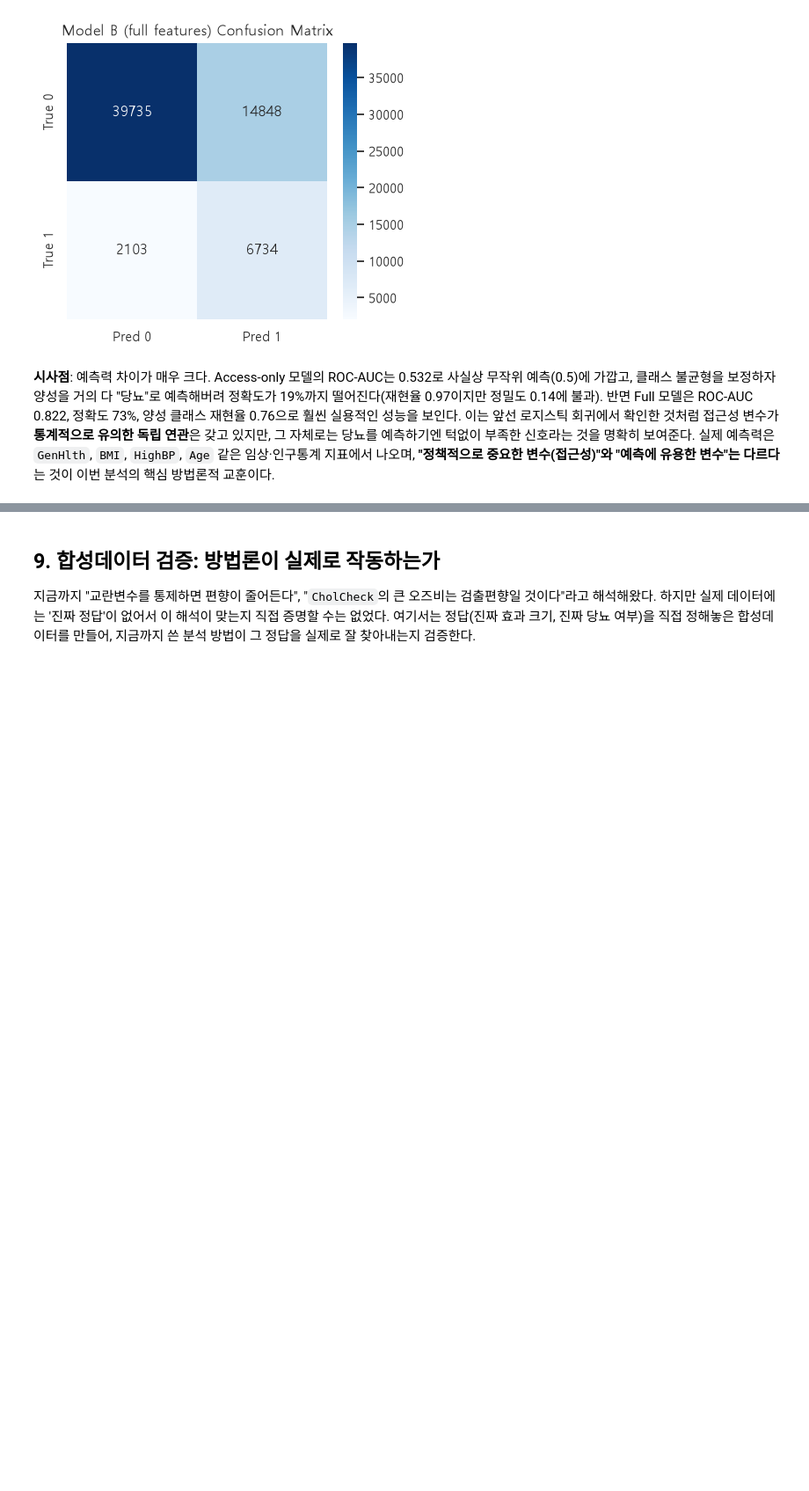
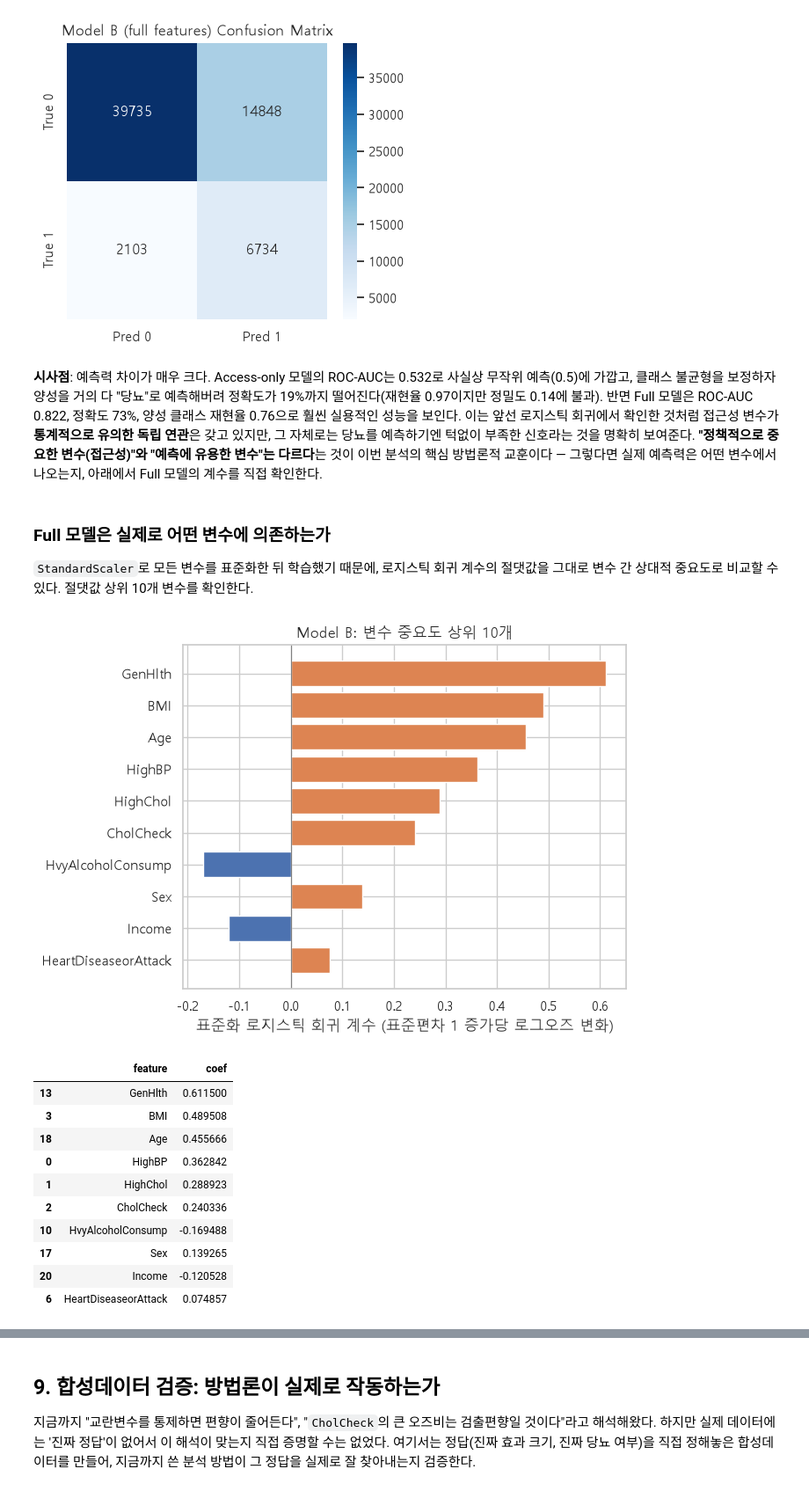
Before and after one commit to DaeHo238/1st_Project, a Jupyter notebook: notebooks/1.0-healthcare-access-analysis.ipynb, the cells around one changed output, grey strips where cells are left out. Shown at 88% size. Cells and saved outputs as stored; diff of their text form; code cells hidden in the pictures; blank space fills up the shorter version.

```diff
--- a/notebooks/1.0-healthcare-access-analysis.ipynb
+++ b/notebooks/1.0-healthcare-access-analysis.ipynb
@@ -717,4 +765,38 @@ weighted avg       0.82      0.19      0.15     63420
 weighted avg       0.86      0.73      0.77     63420
 [figure]
 # %% [markdown]
-**시사점**: 예측력 차이가 매우 크다. Access-only 모델의 ROC-AUC는 0.532로 사실상 무작위 예측(0.5)에 가깝고, 클래스 불균형을 보정하자 양성을 거의 다 "당뇨"로 예측해버려 정확도가 19%까지 떨어진다(재현율 0.97이지만 정밀도 0.14에 불과). 반면 Full 모델은 ROC-AUC 0.822, 정확도 73%, 양성 클래스 재현율 0.76으로 훨씬 실용적인 성능을 보인다. 이는 앞선 로지스틱 회귀에서 확인한 것처럼 접근성 변수가 **통계적으로 유의한 독립 연관**은 갖고 있지만, 그 자체로는 당뇨를 예측하기엔 턱없이 부족한 신호라는 것을 명확히 보여준다. 실제 예측력은 `GenHlth`, `BMI`, `HighBP`, `Age` 같은 임상·인구통계 지표에서 나오며, **"정책적으로 중요한 변수(접근성)"와 "예측에 유용한 변수"는 다르다**는 것이 이번 분석의 핵심 방법론적 교훈이다.
+**시사점**: 예측력 차이가 매우 크다. Access-only 모델의 ROC-AUC는 0.532로 사실상 무작위 예측(0.5)에 가깝고, 클래스 불균형을 보정하자 양성을 거의 다 "당뇨"로 예측해버려 정확도가 19%까지 떨어진다(재현율 0.97이지만 정밀도 0.14에 불과). 반면 Full 모델은 ROC-AUC 0.822, 정확도 73%, 양성 클래스 재현율 0.76으로 훨씬 실용적인 성능을 보인다. 이는 앞선 로지스틱 회귀에서 확인한 것처럼 접근성 변수가 **통계적으로 유의한 독립 연관**은 갖고 있지만, 그 자체로는 당뇨를 예측하기엔 턱없이 부족한 신호라는 것을 명확히 보여준다. **"정책적으로 중요한 변수(접근성)"와 "예측에 유용한 변수"는 다르다**는 것이 이번 분석의 핵심 방법론적 교훈이다 — 그렇다면 실제 예측력은 어떤 변수에서 나오는지, 아래에서 Full 모델의 계수를 직접 확인한다.
+# %% [markdown]
+### Full 모델은 실제로 어떤 변수에 의존하는가
+
+`StandardScaler`로 모든 변수를 표준화한 뒤 학습했기 때문에, 로지스틱 회귀 계수의 절댓값을 그대로 변수 간 상대적 중요도로 비교할 수 있다. 절댓값 상위 10개 변수를 확인한다.
+# %%
+feature_names = full_features
+coefs = model_b.named_steps["clf"].coef_[0]
+coef_df = pd.DataFrame({"feature": feature_names, "coef": coefs})
+coef_df["abs_coef"] = coef_df["coef"].abs()
+top_coef = coef_df.sort_values("abs_coef", ascending=False).head(10).iloc[::-1]
+
+fig, ax = plt.subplots(figsize=(7, 5))
+colors = ["#DD8452" if c > 0 else "#4C72B0" for c in top_coef["coef"]]
+ax.barh(top_coef["feature"], top_coef["coef"], color=colors)
+ax.axvline(0, color="gray", linewidth=0.8)
+ax.set_xlabel("표준화 로지스틱 회귀 계수 (표준편차 1 증가당 로그오즈 변화)")
+ax.set_title("Model B: 변수 중요도 상위 10개")
+plt.tight_layout()
+plt.show()
+
+coef_df.sort_values("abs_coef", ascending=False).head(10)[["feature", "coef"]]
+# %% [output]
+[figure, added]
+|  | feature | coef |
+| 13 | GenHlth | 0.611500 |
+| 3 | BMI | 0.489508 |
+| 18 | Age | 0.455666 |
+| 0 | HighBP | 0.362842 |
+| 1 | HighChol | 0.288923 |
+| 2 | CholCheck | 0.240336 |
+| 10 | HvyAlcoholConsump | -0.169488 |
+| 17 | Sex | 0.139265 |
+| 20 | Income | -0.120528 |
+| 6 | HeartDiseaseorAttack | 0.074857 |
```
Also changed, not shown: parts of 7 cells of this notebook, 7 other files.
